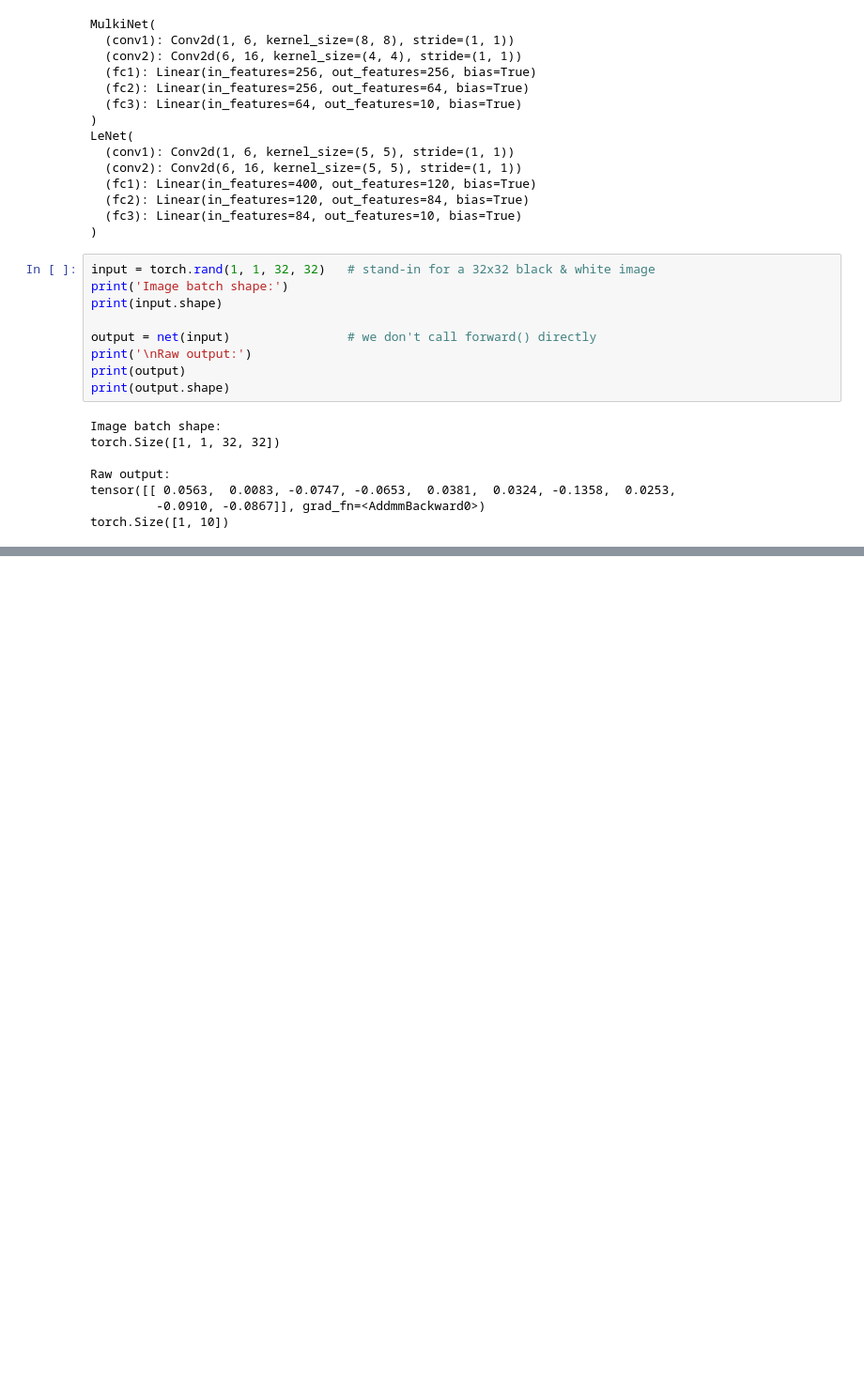
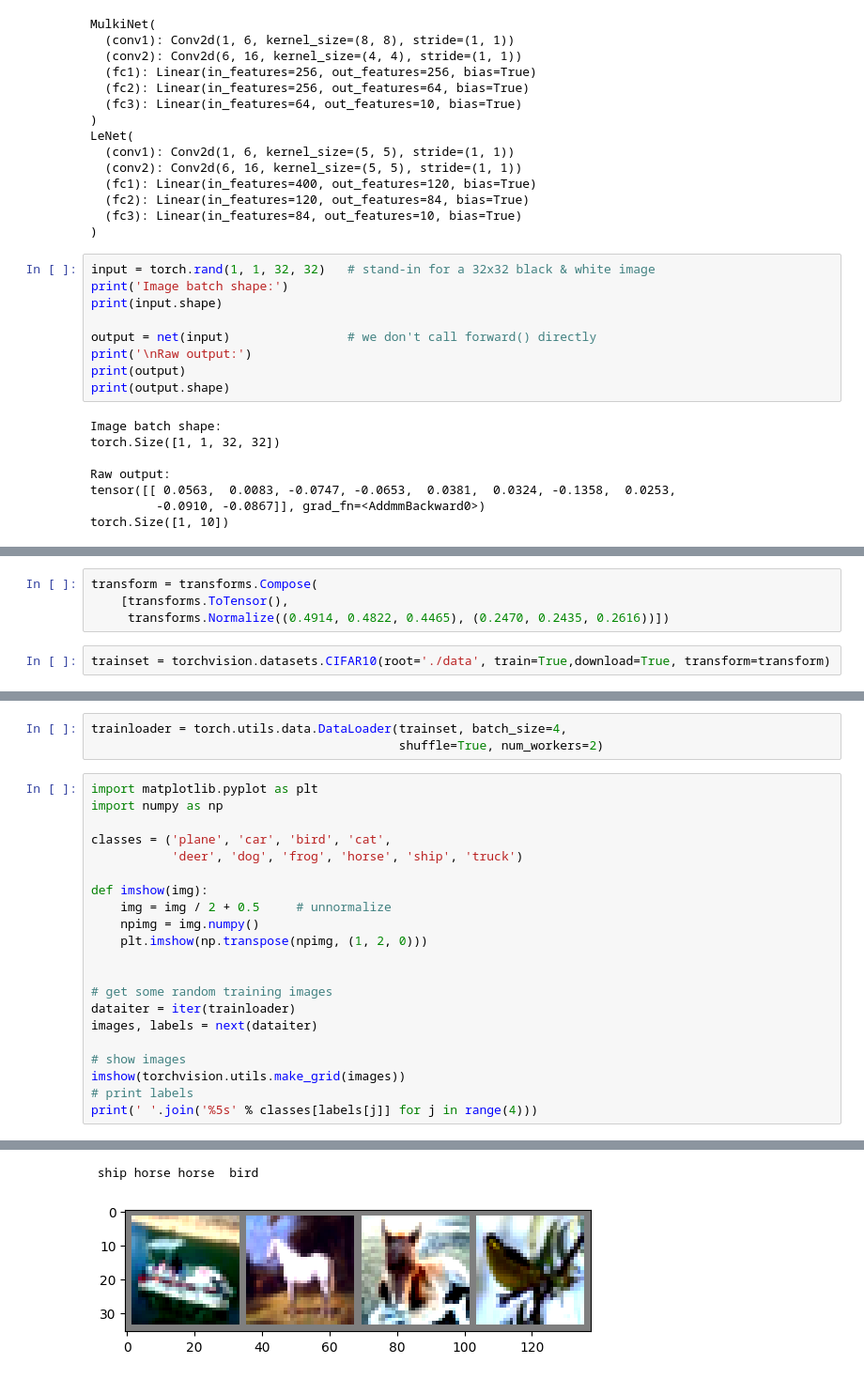
Before and after one commit to sahal-mulki/learning-pytorch, a Jupyter notebook: Part 1 - Intro.ipynb, the cells around one changed output, grey strips where cells are left out. Shown: that part at 94% size. Drawn from its saved outputs; the diff is of its cells as text; blank space fills up the shorter version.

```diff
--- a/Part 1 - Intro.ipynb
+++ b/Part 1 - Intro.ipynb
@@ -223,0 +240,6 @@ torch.Size([1, 10])
+# %%
+transform = transforms.Compose(
+    [transforms.ToTensor(),
+     transforms.Normalize((0.4914, 0.4822, 0.4465), (0.2470, 0.2435, 0.2616))])
+# %%
+trainset = torchvision.datasets.CIFAR10(root='./data', train=True,download=True, transform=transform)
@@ -223,0 +249,25 @@ torch.Size([1, 10])
+# %%
+trainloader = torch.utils.data.DataLoader(trainset, batch_size=4,
+                                          shuffle=True, num_workers=2)
+# %%
+import matplotlib.pyplot as plt
+import numpy as np
+
+classes = ('plane', 'car', 'bird', 'cat',
+           'deer', 'dog', 'frog', 'horse', 'ship', 'truck')
+
+def imshow(img):
+    img = img / 2 + 0.5     # unnormalize
+    npimg = img.numpy()
+    plt.imshow(np.transpose(npimg, (1, 2, 0)))
+
+
+# get some random training images
+dataiter = iter(trainloader)
+images, labels = next(dataiter)
+
+# show images
+imshow(torchvision.utils.make_grid(images))
+# print labels
+print(' '.join('%5s' % classes[labels[j]] for j in range(4)))
+# %% [output]
@@ -223,0 +275,2 @@ torch.Size([1, 10])
+ ship horse horse  bird
+[figure, added]
```
Also changed, not shown: parts of 5 cells of this notebook.
